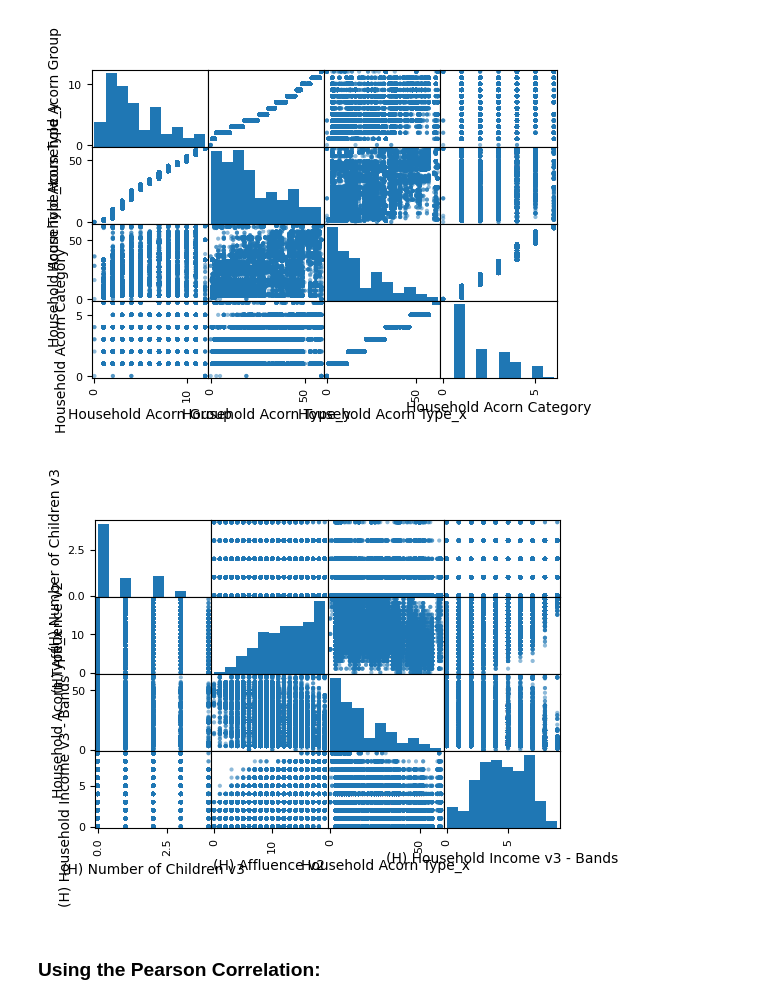
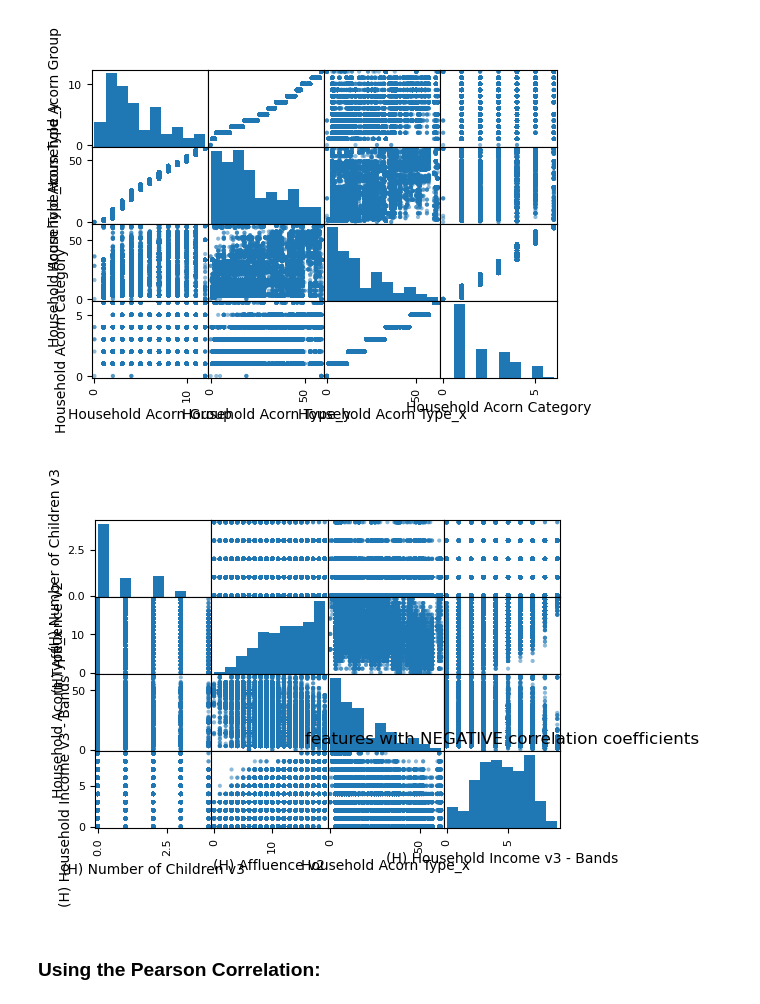
Before and after one commit to admason/C_Spark_Project, a Jupyter notebook: H_SFTY_1_DataCleanse_Exploration.ipynb, the cells around one changed output. Drawn from its saved outputs; the diff is of its cells as text; code cells hidden in the pictures.

```diff
--- a/H_SFTY_1_DataCleanse_Exploration.ipynb
+++ b/H_SFTY_1_DataCleanse_Exploration.ipynb
@@ -174,13 +167,13 @@ plt.show()
 # %%
 ## for those features with NEGATIVE correlation coefficients:
 
 attributes = ['(H) Number of Children v3','(H) Affluence v2','Household Acorn Type_x','(H) Household Income v3 - Bands']
 scatter_matrix(df[attributes], figsize = (6,4))
-#plt.title('features with NEGATIVE correlation coefficients')
+plt.title('features with NEGATIVE correlation coefficients')
 
 plt.show()
 # %% [output]
-[figure, old version]
+[figure, new version]
 # %% [markdown]
 ### Using the Pearson Correlation:
 # %%
```
Also changed, not shown: parts of 68 cells of this notebook.
